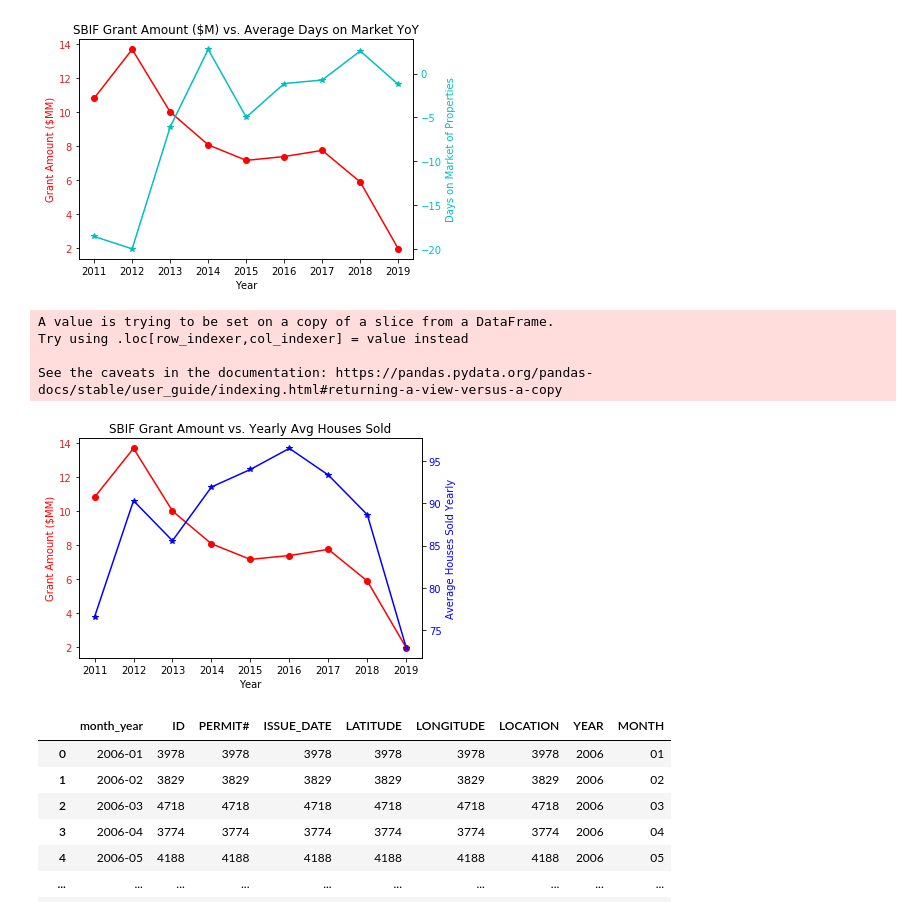
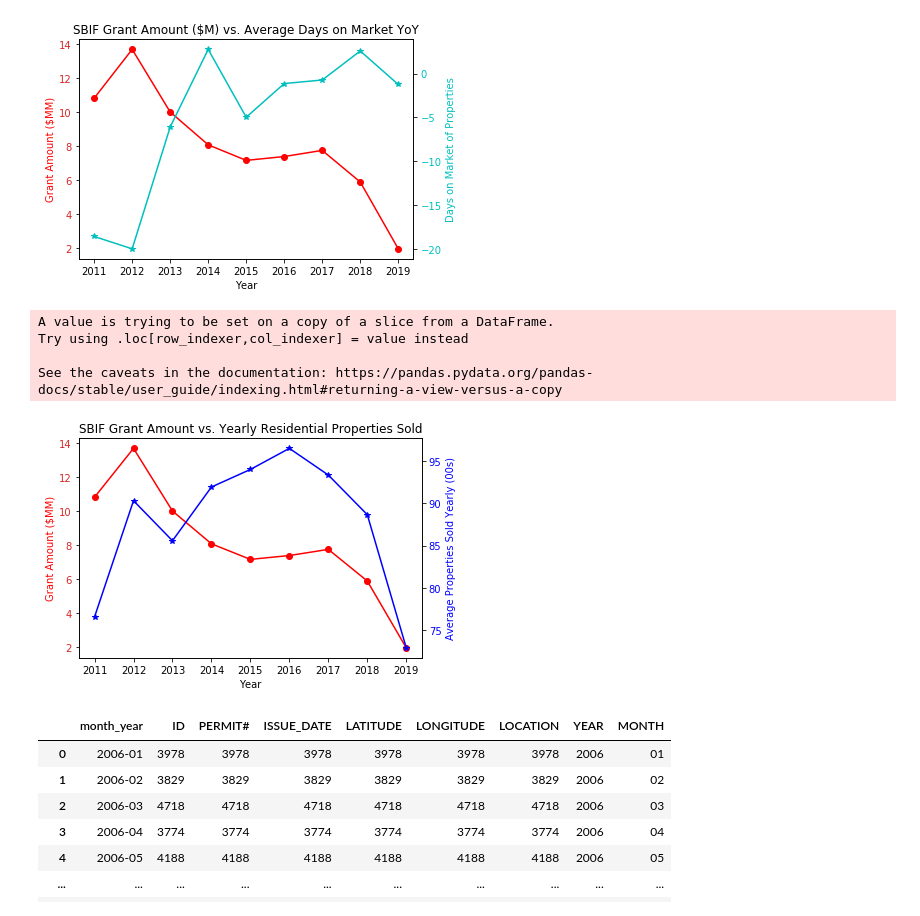
Before and after one commit to ruilin86/Group-Project, a Jupyter notebook: Project_1.ipynb, the cells around one changed output. Cells and saved outputs as stored; diff of their text form; code cells hidden in the pictures.

```diff
--- a/Project_1.ipynb
+++ b/Project_1.ipynb
@@ -256,41 +247,36 @@ homes_sold = homes_sold.groupby("Year").mean()
 
 x = sbif_data.index
 y1 = sbif_data["Grant Amount"]
 y2 = homes_sold["Homes Sold"]
 
 
 
 
 fig, ax1 = plt.subplots()
 
 color = "red"
 ax1.set_xlabel('Year')
 ax1.set_ylabel('Grant Amount ($MM)', color=color)
 ax1.plot(x, y1, marker = 'o', color=color)
 ax1.tick_params(axis='y', labelcolor=color)
-##ax1.set_yticks([2, 4, 6, 8, 10, 12, 14])
+
 ax1.set_yticklabels(["0","2", "4", "6", "8", "10", "12", "14"], color="tab:red", size=10)
 
-##yticks = np.arange(2, 8, 14)
-##ax1.set_yticks(yticks)
-
-#ax1.get_yticks()
-#array([-1.,  0.,  1.,  2.,  3.,  4.])
 
 ax2 = ax1.twinx()
 
 color = "blue"
-ax2.set_ylabel('Average Houses Sold Yearly', color=color)
+ax2.set_ylabel('Average Properties Sold Yearly (00s)', color=color)
 ax2.plot(x, y2, marker = '*', color=color)
-ax2.tick_params(axis='y', labelcolor=color)
+ax2.tick_params(labelcolor=color)
 
-plt.title("SBIF Grant Amount vs. Yearly Avg Houses Sold")
+plt.title("SBIF Grant Amount vs. Yearly Residential Properties Sold")
 fig.tight_layout()
 plt.show()
 # %% [output]
 A value is trying to be set on a copy of a slice from a DataFrame.
 Try using .loc[row_indexer,col_indexer] = value instead
 
 See the caveats in the documentation: https://pandas.pydata.org/pandas-docs/stable/user_guide/indexing.html#returning-a-view-versus-a-copy
-[figure, old version]
+[figure, new version]
 # %%
```
Also changed, not shown: parts of 14 cells of this notebook.
